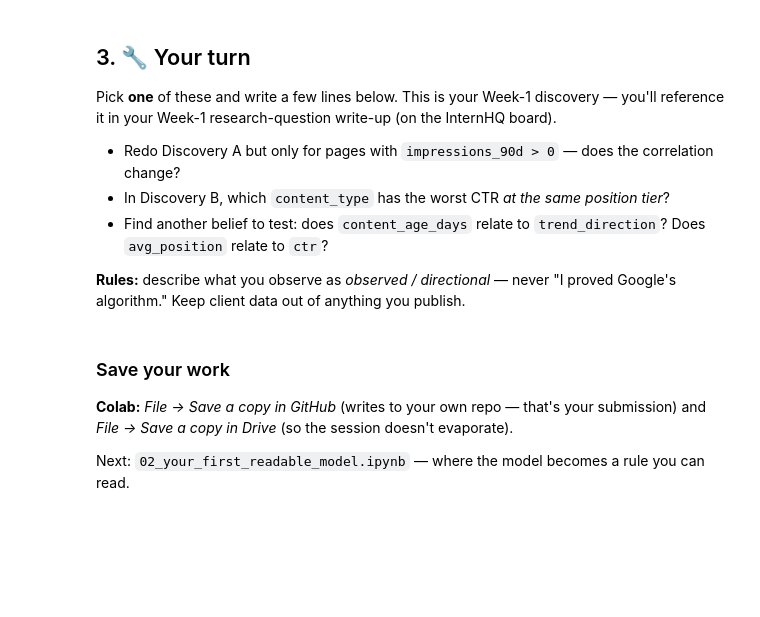
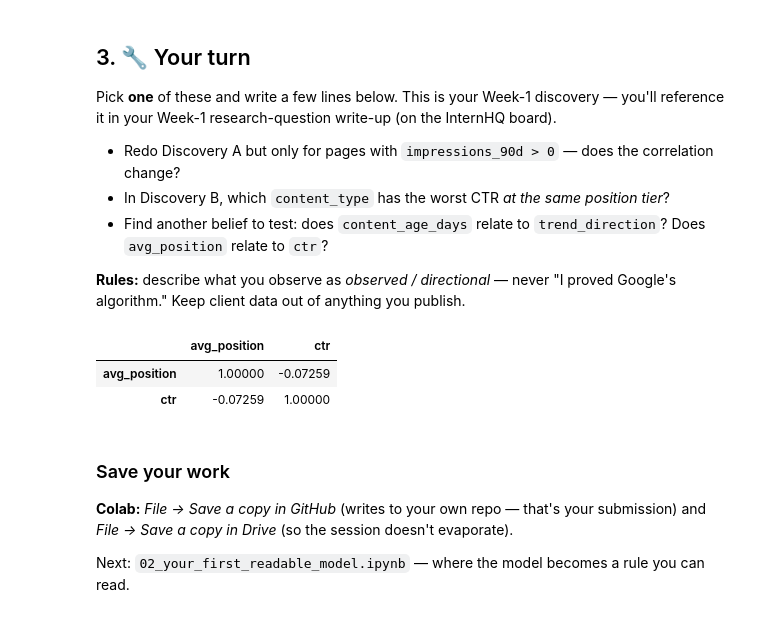
Before and after one commit to aadesh07-source/flyrank-ml-internship, a Jupyter notebook: notebooks/01_first_look_and_discovery.ipynb, the cells around one changed output. Drawn from its saved outputs; the diff is of its cells as text; code cells hidden in the pictures; blank space fills up the shorter version.

```diff
--- a/notebooks/01_first_look_and_discovery.ipynb
+++ b/notebooks/01_first_look_and_discovery.ipynb
@@ -99,6 +153,13 @@ Pick **one** of these and write a few lines below. This is your Week-1 discovery
 **Rules:** describe what you observe as *observed / directional* — never "I proved Google's algorithm." Keep client data out of anything you publish.
 # %%
 # Your discovery here
+# Check the relationship between average position and CTR
+
+df[["avg_position", "ctr"]].corr()
+# %% [output]
+|  | avg_position | ctr |
+| avg_position | 1.00000 | -0.07259 |
+| ctr | -0.07259 | 1.00000 |
 # %% [markdown]
 ### Save your work
 **Colab:** *File → Save a copy in GitHub* (writes to your own repo — that's your submission) and *File → Save a copy in Drive* (so the session doesn't evaporate).
```
Also changed, not shown: parts of 7 cells of this notebook.
